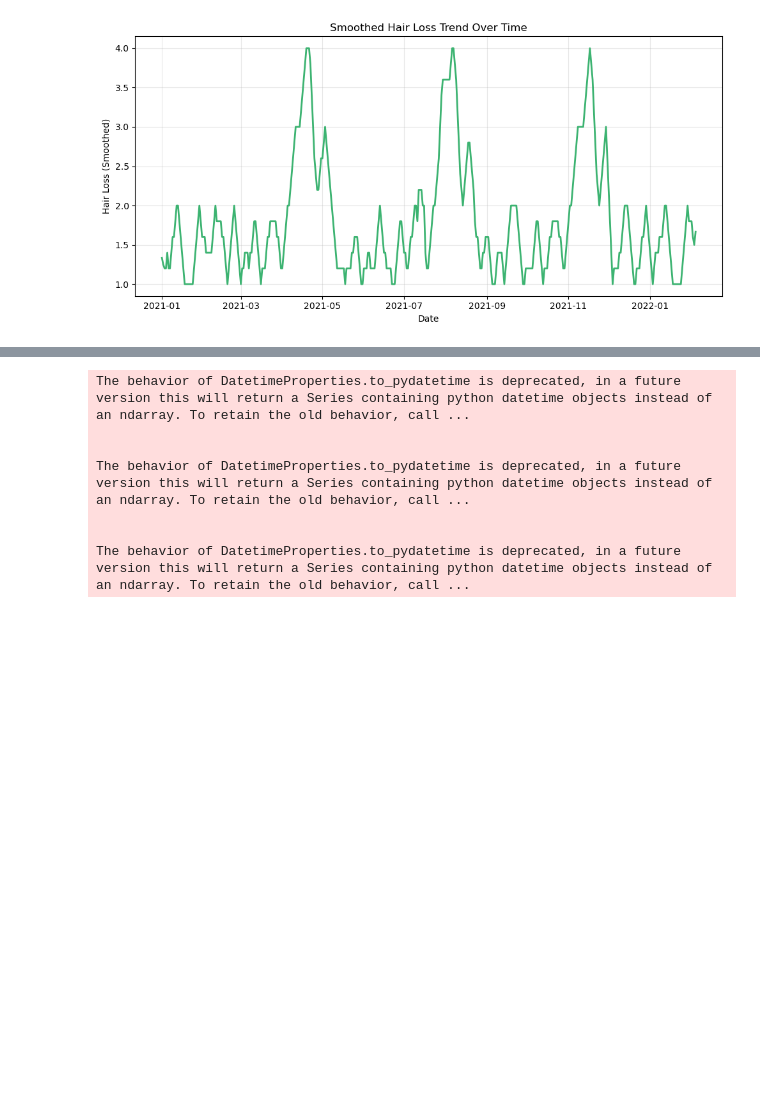
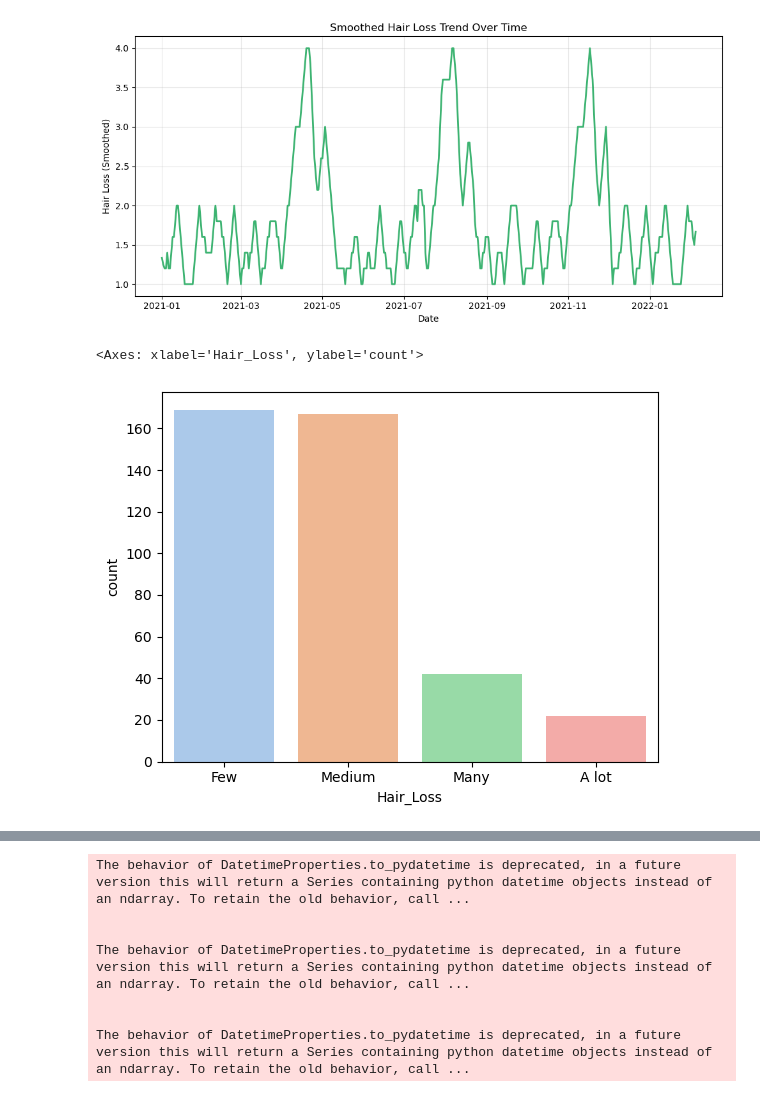
Before and after one commit to AhmadJabbar2502/Hair-Fall-Prediction, a Jupyter notebook: data_cleaning_luke_hair_data.ipynb, the cells around one changed output, grey strips where cells are left out. Drawn from its saved outputs; the diff is of its cells as text; code cells hidden in the pictures; blank space fills up the shorter version.

```diff
--- a/data_cleaning_luke_hair_data.ipynb
+++ b/data_cleaning_luke_hair_data.ipynb
@@ -283,3 +283,9 @@ plt.tight_layout()
 plt.show()
 # %% [output]
 [figure]
+# %%
+sns.countplot(x='Hair_Loss', data=df, palette='pastel')
+# In about the datasets page
+# %% [output]
+<Axes: xlabel='Hair_Loss', ylabel='count'>
+[figure, added]
```
Also changed, not shown: parts of 3 cells of this notebook, 8 other files.
